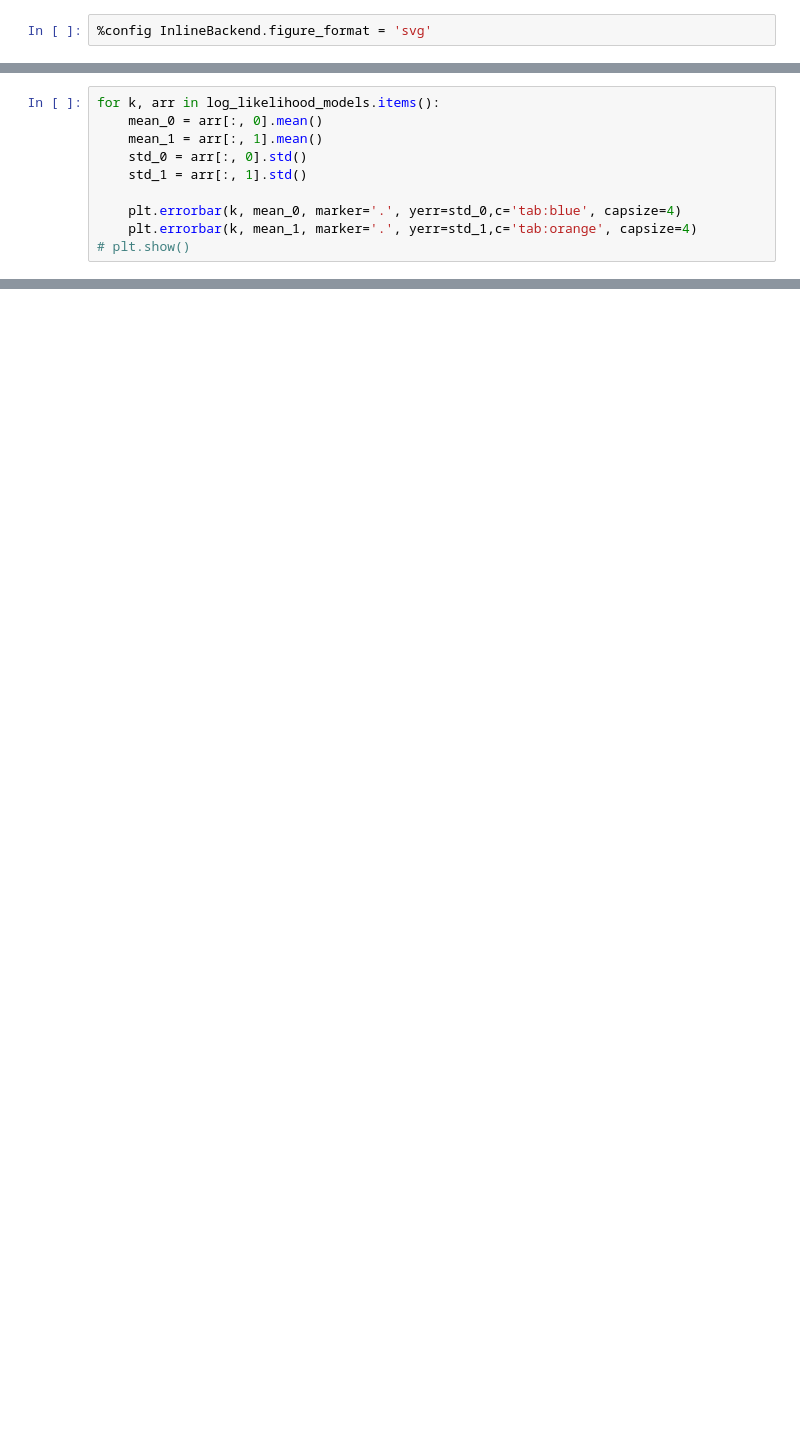
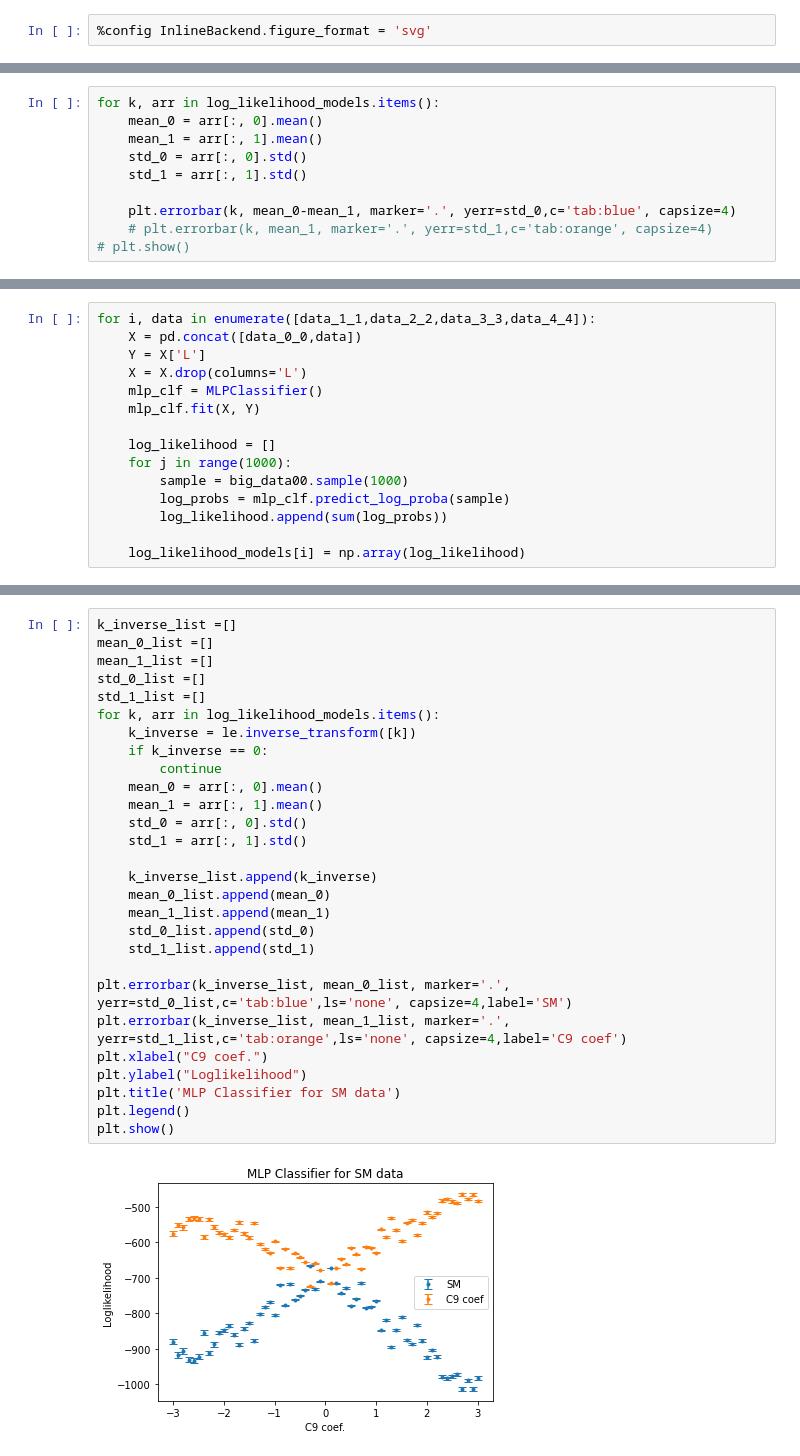
Before and after one commit to oskberg/new-physics, a Jupyter notebook: toy_data/Hypothesis_test/Real_data_mlp.ipynb, the cells around one changed output, grey strips where cells are left out. Saved outputs shown, nothing was run; the diff lists cells and outputs as text; blank space fills up the shorter version.

```diff
--- a/toy_data/Hypothesis_test/Real_data_mlp.ipynb
+++ b/toy_data/Hypothesis_test/Real_data_mlp.ipynb
@@ -46,8 +58,23 @@ for k, arr in log_likelihood_models.items():
     std_0 = arr[:, 0].std()
     std_1 = arr[:, 1].std()
 
-    plt.errorbar(k, mean_0, marker='.', yerr=std_0,c='tab:blue', capsize=4)
-    plt.errorbar(k, mean_1, marker='.', yerr=std_1,c='tab:orange', capsize=4)
+    plt.errorbar(k, mean_0-mean_1, marker='.', yerr=std_0,c='tab:blue', capsize=4)
+    # plt.errorbar(k, mean_1, marker='.', yerr=std_1,c='tab:orange', capsize=4)
 # plt.show()
 # %% [output]
 [drawing not drawn]
+# %%
+for i, data in enumerate([data_1_1,data_2_2,data_3_3,data_4_4]):
+    X = pd.concat([data_0_0,data])
+    Y = X['L']
+    X = X.drop(columns='L')
+    mlp_clf = MLPClassifier()
+    mlp_clf.fit(X, Y)
+
+    log_likelihood = []
+    for j in range(1000):
+        sample = big_data00.sample(1000)
+        log_probs = mlp_clf.predict_log_proba(sample)
+        log_likelihood.append(sum(log_probs))
+
+    log_likelihood_models[i] = np.array(log_likelihood)
@@ -53,0 +131,30 @@ for k, arr in log_likelihood_models.items():
+# %%
+k_inverse_list =[]
+mean_0_list =[]
+mean_1_list =[]
+std_0_list =[]
+std_1_list =[]
+for k, arr in log_likelihood_models.items():
+    k_inverse = le.inverse_transform([k])
+    if k_inverse == 0:
+        continue
+    mean_0 = arr[:, 0].mean()
+    mean_1 = arr[:, 1].mean()
+    std_0 = arr[:, 0].std()
+    std_1 = arr[:, 1].std()
+
+    k_inverse_list.append(k_inverse)
+    mean_0_list.append(mean_0)
+    mean_1_list.append(mean_1)
+    std_0_list.append(std_0)
+    std_1_list.append(std_1)
+
+plt.errorbar(k_inverse_list, mean_0_list, marker='.', yerr=std_0_list,c='tab:blue',ls='none', capsize=4,label='SM')
+plt.errorbar(k_inverse_list, mean_1_list, marker='.', yerr=std_1_list,c='tab:orange',ls='none', capsize=4,label='C9 coef')
+plt.xlabel("C9 coef.")
+plt.ylabel("Loglikelihood")
+plt.title('MLP Classifier for SM data')
+plt.legend()
+plt.show()
+# %% [output]
+[figure, added]
```
Also changed, not shown: parts of 13 cells of this notebook, 10 other files.
